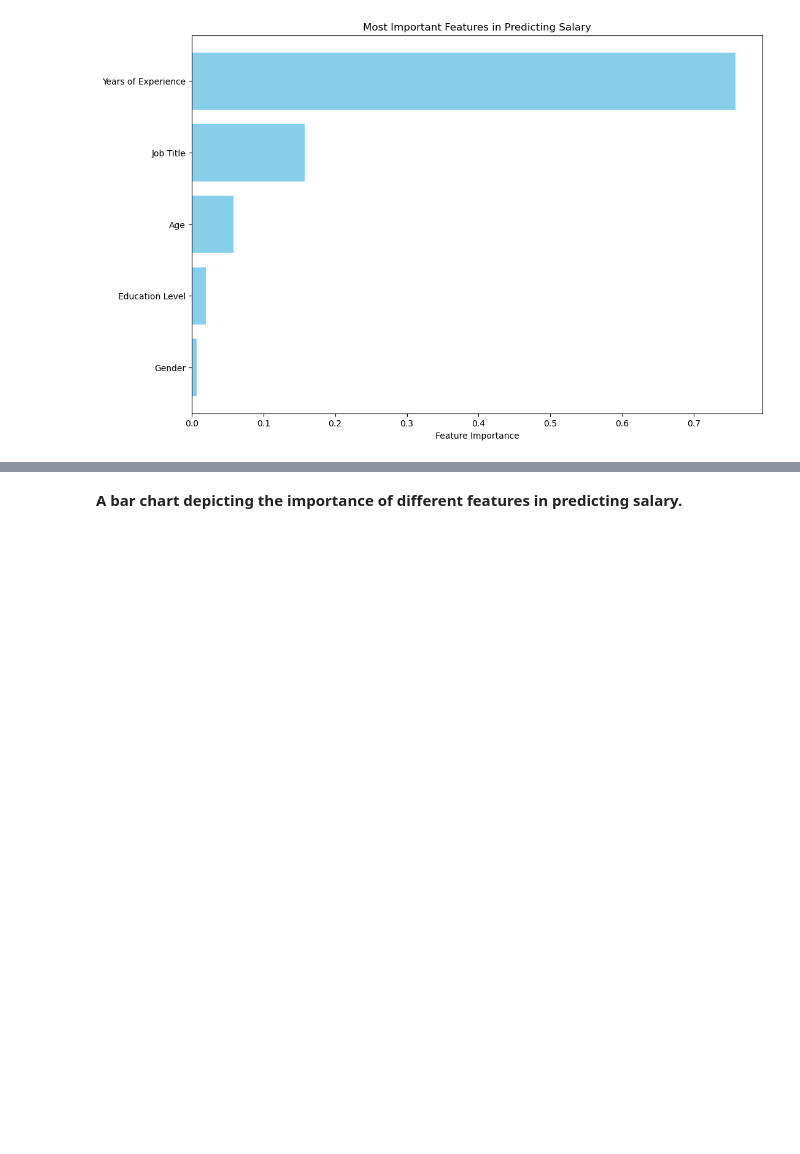
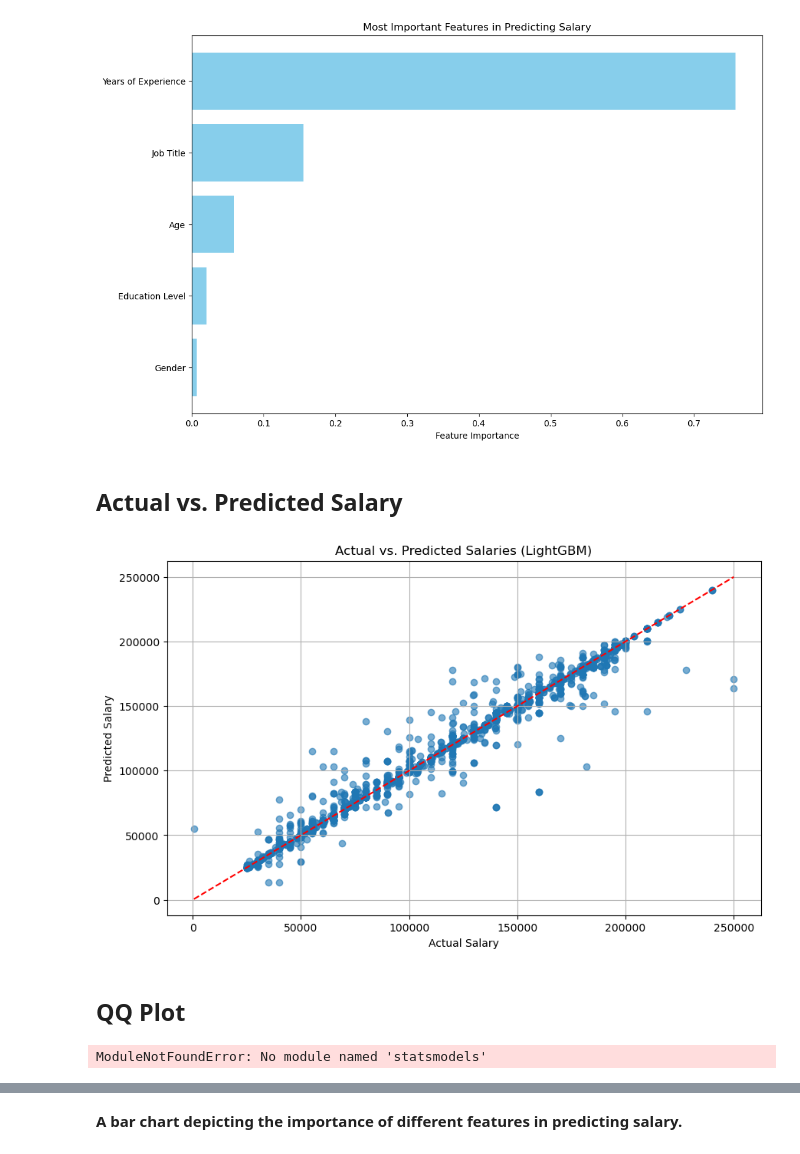
Before and after one commit to risv1/predictive-salary-modeling, a Jupyter notebook: classifier/Updated_model.ipynb, the cells around one changed output, grey strips where cells are left out. Drawn from its saved outputs; the diff is of its cells as text; code cells hidden in the pictures; blank space fills up the shorter version.

```diff
--- a/classifier/Updated_model.ipynb
+++ b/classifier/Updated_model.ipynb
@@ -418,3 +461,27 @@ plt.gca().invert_yaxis()
 plt.show()
 # %% [output]
 [figure]
+# %% [markdown]
+## Actual vs. Predicted Salary
+# %%
+plt.figure(figsize=(10, 6))
+plt.scatter(y_test, y_pred_rf, alpha=0.6)
+plt.plot([y_test.min(), y_test.max()], [y_test.min(), y_test.max()], color='red', linestyle='--')  # Diagonal line
+plt.xlabel('Actual Salary')
+plt.ylabel('Predicted Salary')
+plt.title('Actual vs. Predicted Salaries (LightGBM)')
+plt.grid()
+plt.show()
+# %% [output]
+[figure, added]
+# %% [markdown]
+## QQ Plot
+# %%
+
+plt.figure(figsize=(10, 6))
+sm.qqplot(residuals_lgbm, line='s')
+plt.title('Q-Q Plot of Residuals (LightGBM)')
+plt.grid()
+plt.show()
+# %% [output]
+ModuleNotFoundError: No module named 'statsmodels'
```
Also changed, not shown: parts of 7 cells of this notebook.
